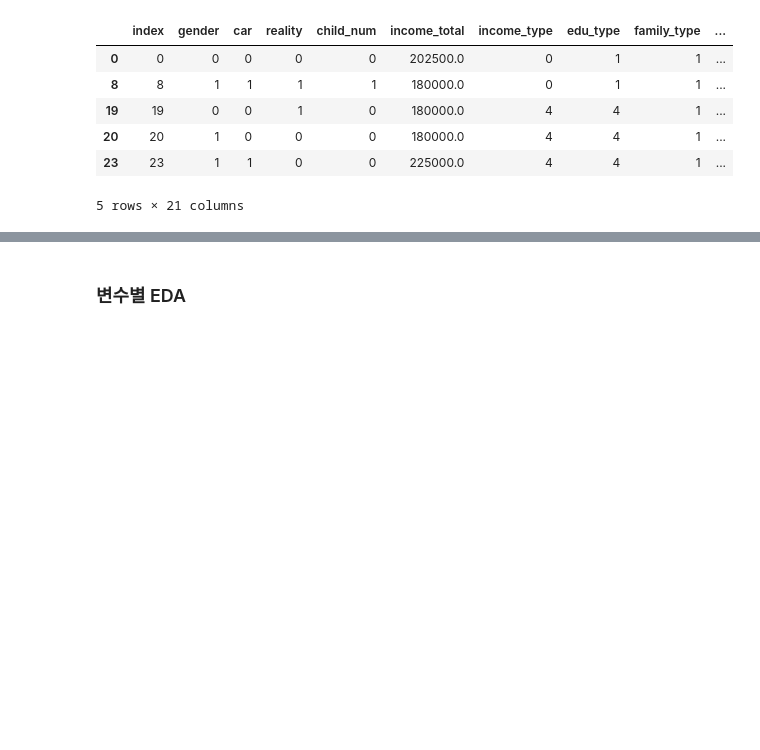
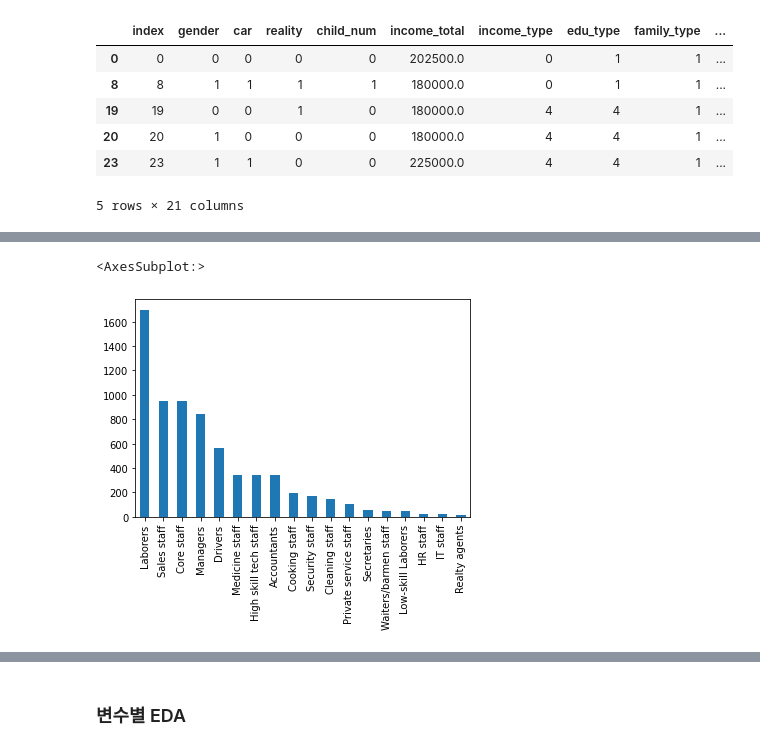
Before and after one commit to Ah-Hyeon0829/CreditGrade1, a Jupyter notebook: credit_card(반올림).ipynb, the cells around one changed output, grey strips where cells are left out. Saved outputs shown, nothing was run; the diff lists cells and outputs as text; code cells hidden in the pictures; blank space fills up the shorter version.

```diff
--- a/credit_card(반올림).ipynb
+++ b/credit_card(반올림).ipynb
@@ -714,0 +746,7 @@ null_data.head()
+# %%
+df_test['occyp_type'].value_counts().plot(kind='bar')
+#laborers가 많은 편. sales staff,core staff,managers,drivers 순으로 나타남
+#노동자들이 많은 타입
+# %% [output]
+<AxesSubplot:>
+[figure, added]
```
Also changed, not shown: parts of 91 cells of this notebook.
